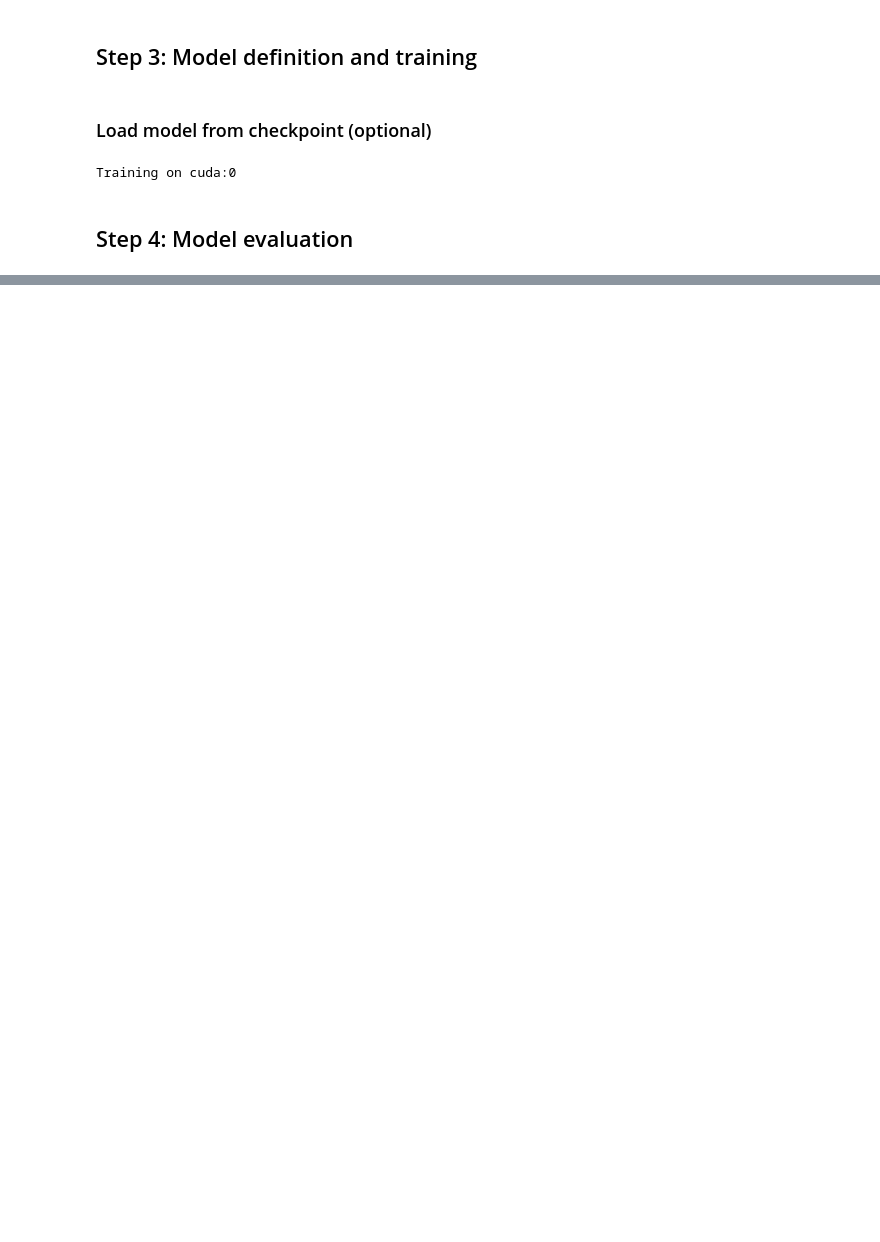
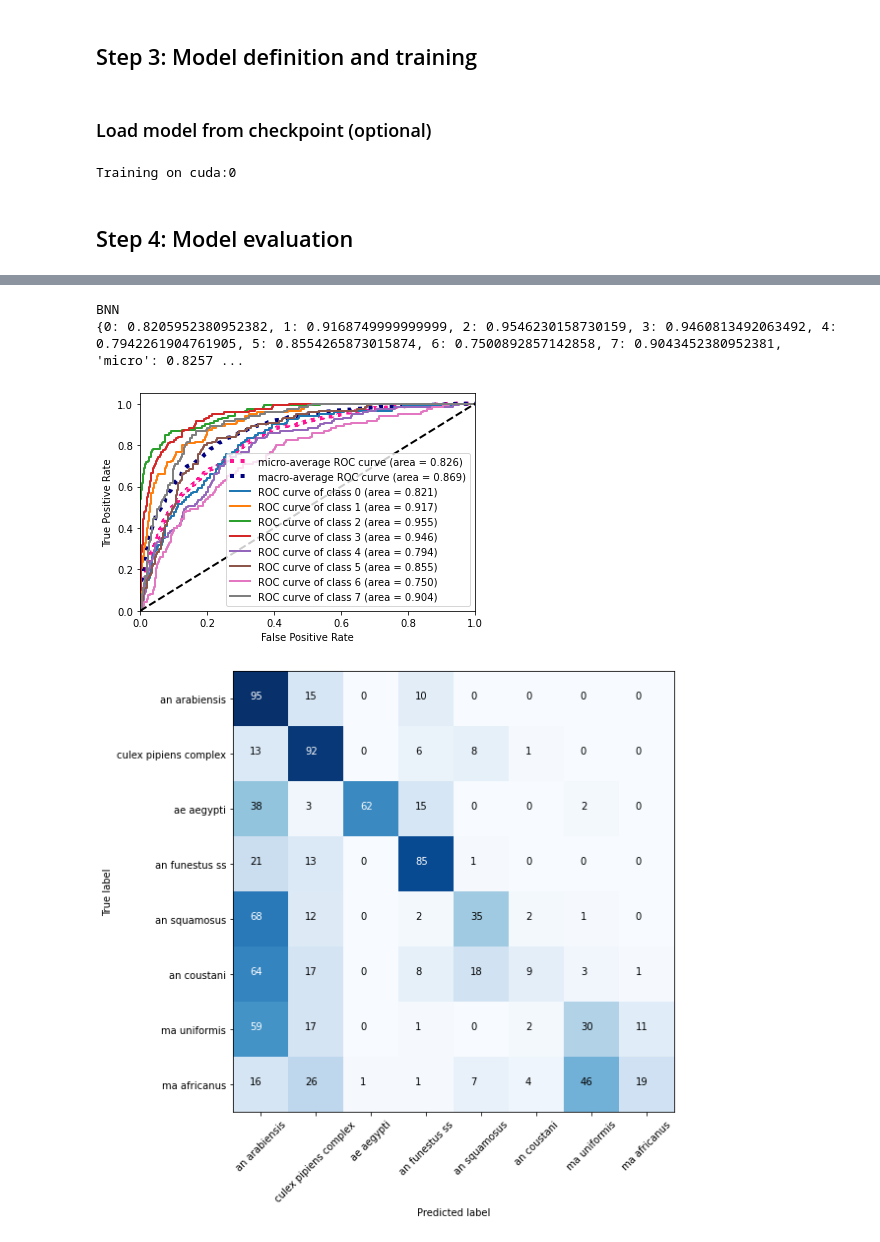
Before and after one commit to HumBug-Mosquito/HumBugDB, a Jupyter notebook: notebooks/species_classification.ipynb, the cells around one changed output, grey strips where cells are left out. Saved outputs shown, nothing was run; the diff lists cells and outputs as text; code cells hidden in the pictures; blank space fills up the shorter version.

Commit message:
Added PR evaluation code, saving results to disk

```diff
--- a/notebooks/species_classification.ipynb
+++ b/notebooks/species_classification.ipynb
@@ -126,0 +166,23 @@ BNN
+# %%
+n_samples = 120
+# %%
+y_preds = np.mean(preds_list,axis=0)
+# %%
+y_class = []
+y_pred = []
+
+# select random subset
+for i in range(8):
+    y_class.append(y_test_CNN[np.where(y_test_CNN==i)][:n_samples])
+    y_pred.append(y_preds[np.where(y_test_CNN==i)][:n_samples])
+
+y_true_resampled = np.hstack(y_class)
+y_pred_resampled = np.vstack(y_pred)
+# %%
+get_results_multiclass(y_true_resampled, y_pred_resampled, feat_type + '_seed_' + str(random_seed) +
+                                 '_'+ model_name + 'UNDERSAMPLED', classes)
+# %% [output]
+BNN
+{0: 0.8205952380952382, 1: 0.9168749999999999, 2: 0.9546230158730159, 3: 0.9460813492063492, 4: 0.7942261904761905, 5: 0.8554265873015874, 6: 0.7500892857142858, 7: 0.9043452380952381, 'micro': 0.8257 ...
+[figure, added]
+[figure, added]
```
Also changed, not shown: parts of 12 cells of this notebook, 1 other file.
